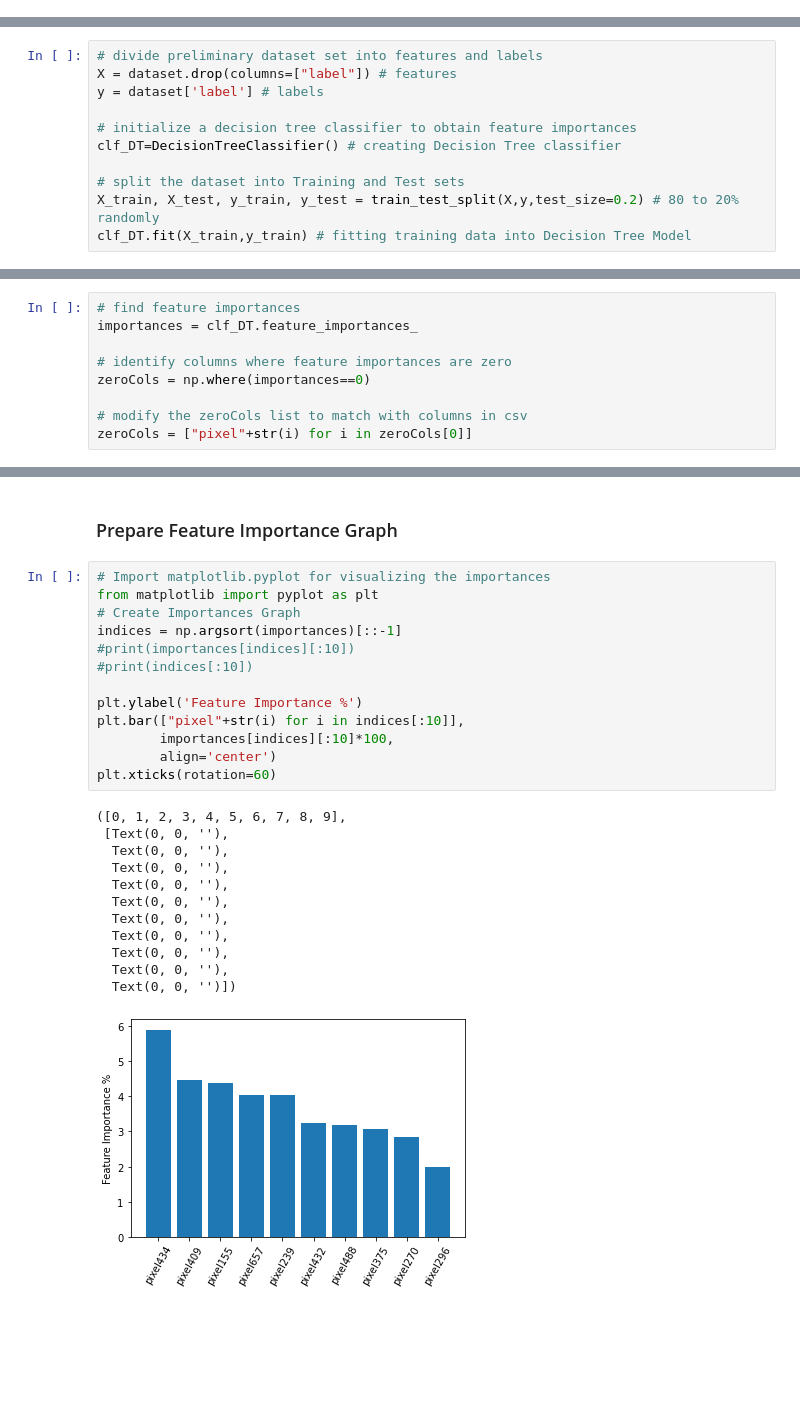
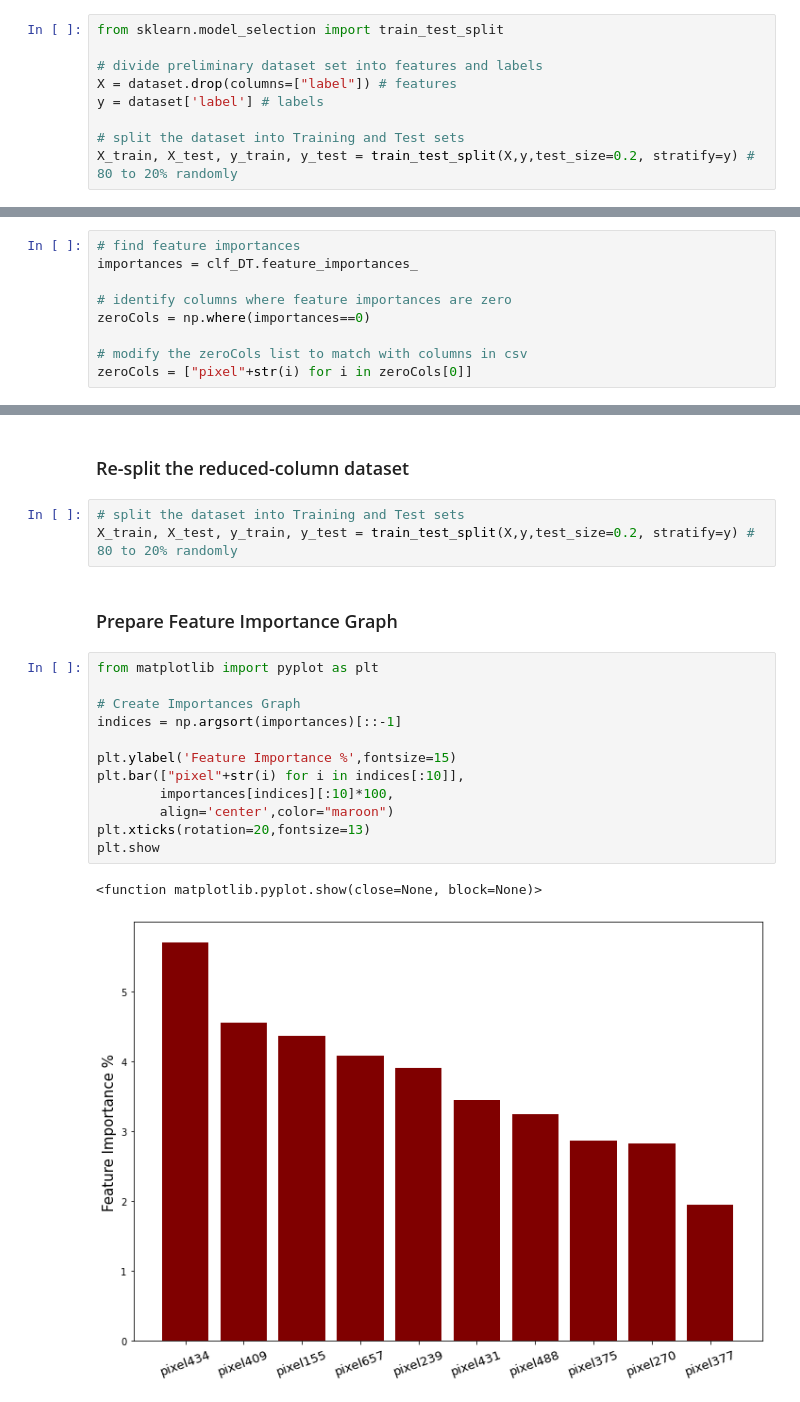
Before and after one commit to dberkerdem/584_Term-Project, a Jupyter notebook: 584_Term-Project.ipynb, the cells around one changed output, grey strips where cells are left out. Saved outputs shown, nothing was run; the diff lists cells and outputs as text; blank space fills up the shorter version.

```diff
--- a/584_Term-Project.ipynb
+++ b/584_Term-Project.ipynb
@@ -18,13 +15,11 @@ dataset = pd.read_csv("train.csv")
+# %%
+from sklearn.model_selection import train_test_split
+
+# divide preliminary dataset set into features and labels
+X = dataset.drop(columns=["label"]) # features
+y = dataset['label'] # labels
+
+# split the dataset into Training and Test sets
+X_train, X_test, y_train, y_test = train_test_split(X,y,test_size=0.2, stratify=y) # 80 to 20% randomly
 # %% [markdown]
 ### Train a Decision Tree Classifier to obtain feature importances
-# %%
-# divide preliminary dataset set into features and labels
-X = dataset.drop(columns=["label"]) # features
-y = dataset['label'] # labels
-
-# initialize a decision tree classifier to obtain feature importances
-clf_DT=DecisionTreeClassifier() # creating Decision Tree classifier
-
-# split the dataset into Training and Test sets
-X_train, X_test, y_train, y_test = train_test_split(X,y,test_size=0.2) # 80 to 20% randomly
-clf_DT.fit(X_train,y_train) # fitting training data into Decision Tree Model
@@ -67,28 +57,22 @@ Xnorm.head()
+# %% [markdown]
+### Re-split the reduced-column dataset
+# %%
+# split the dataset into Training and Test sets
+X_train, X_test, y_train, y_test = train_test_split(X,y,test_size=0.2, stratify=y) # 80 to 20% randomly
 # %% [markdown]
 ### Prepare Feature Importance Graph
 # %%
-# Import matplotlib.pyplot for visualizing the importances
 from matplotlib import pyplot as plt
+
 # Create Importances Graph
 indices = np.argsort(importances)[::-1]
-#print(importances[indices][:10])
-#print(indices[:10])
 
-plt.ylabel('Feature Importance %')
+plt.ylabel('Feature Importance %',fontsize=15)
 plt.bar(["pixel"+str(i) for i in indices[:10]],
         importances[indices][:10]*100,
-        align='center')
-plt.xticks(rotation=60)
+        align='center',color="maroon")
+plt.xticks(rotation=20,fontsize=13)
+plt.show
 # %% [output]
-([0, 1, 2, 3, 4, 5, 6, 7, 8, 9],
- [Text(0, 0, ''),
-  Text(0, 0, ''),
-  Text(0, 0, ''),
-  Text(0, 0, ''),
-  Text(0, 0, ''),
-  Text(0, 0, ''),
-  Text(0, 0, ''),
-  Text(0, 0, ''),
-  Text(0, 0, ''),
-  Text(0, 0, '')])
+<function matplotlib.pyplot.show(close=None, block=None)>
-[figure, old version]
+[figure, new version]
```
Also changed, not shown: parts of 52 cells of this notebook, 3 other files.
